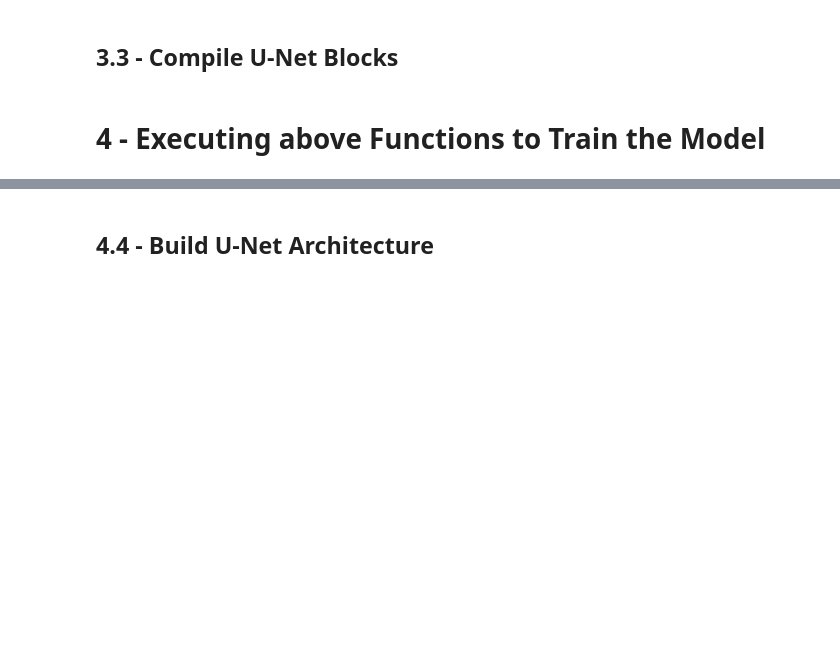
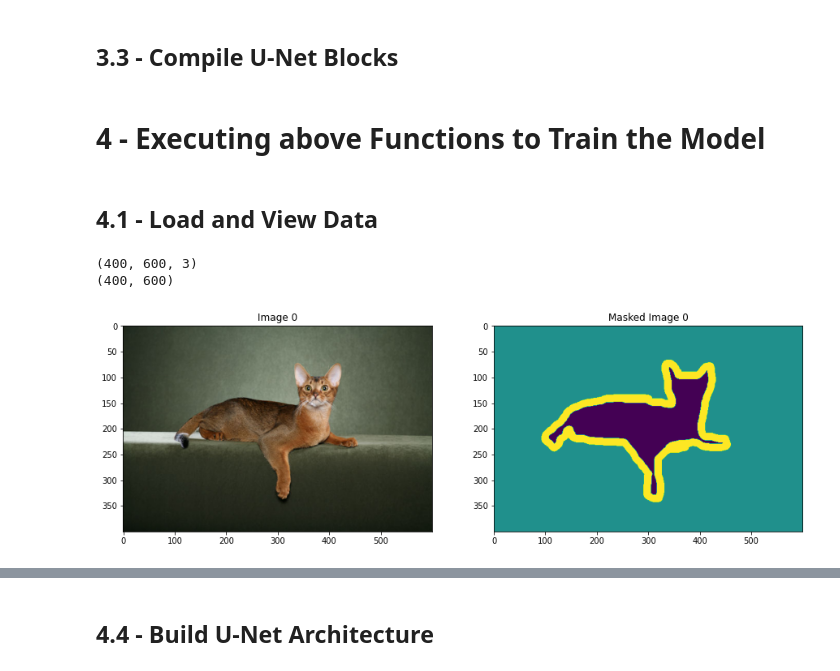
Before and after one commit to KatziNibir/Hi, a Jupyter notebook: U_Net_for_Image_Segmentation_From_Scratch_Using_TensorFlow_v4.ipynb, the cells around one changed output, grey strips where cells are left out. Drawn from its saved outputs; the diff is of its cells as text; code cells hidden in the pictures; blank space fills up the shorter version.

```diff
--- a/U_Net_for_Image_Segmentation_From_Scratch_Using_TensorFlow_v4.ipynb
+++ b/U_Net_for_Image_Segmentation_From_Scratch_Using_TensorFlow_v4.ipynb
@@ -249,3 +254,29 @@ def UNetCompiled(input_size=(128, 128, 3), n_filters=32, n_classes=3):
 # %% [markdown]
 <a name='4'></a>
 # 4 - Executing above Functions to Train the Model
+# %% [markdown]
+<a name='4.1'></a>
+## 4.1 - Load and View Data
+# %%
+""" Load Train Set and view some examples """
+# Call the apt function
+path1 = '/content/drive/My Drive/U-NET - Implementation/images/original/'
+path2 = '/content/drive/My Drive/U-NET - Implementation/images/masks/'
+img, mask = LoadData (path1, path2)
+
+# View an example of image and corresponding mask
+show_images = 1
+for i in range(show_images):
+    img_view  = imageio.imread(path1 + img[i])
+    mask_view = imageio.imread(path2 + mask[i])
+    print(img_view.shape)
+    print(mask_view.shape)
+    fig, arr = plt.subplots(1, 2, figsize=(15, 15))
+    arr[0].imshow(img_view)
+    arr[0].set_title('Image '+ str(i))
+    arr[1].imshow(mask_view)
+    arr[1].set_title('Masked Image '+ str(i))
+# %% [output]
+(400, 600, 3)
+(400, 600)
+[figure, added]
```
Also changed, not shown: parts of 45 cells of this notebook.
